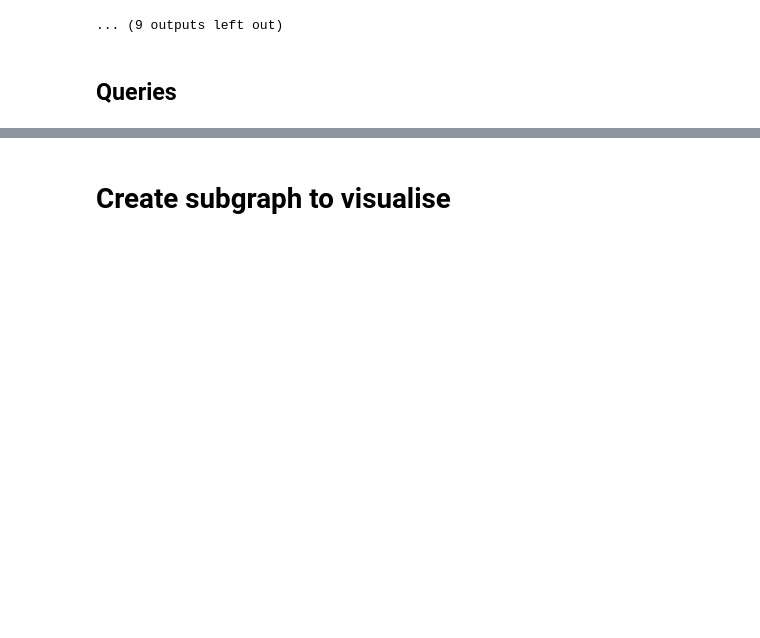
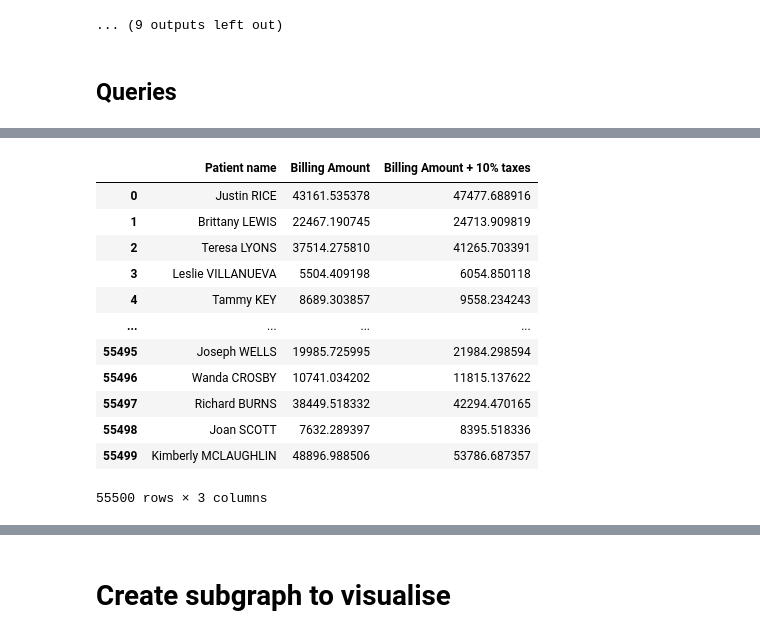
Before and after one commit to turing-db/turingdb-examples, a Jupyter notebook: examples/notebooks/public_version/healthcare_dataset.ipynb, the cells around one changed output, grey strips where cells are left out. Saved outputs shown, nothing was run; the diff lists cells and outputs as text; code cells hidden in the pictures; blank space fills up the shorter version.

Commit message:
Add expression evaluation query example in healthcare notebook

```diff
--- a/examples/notebooks/public_version/healthcare_dataset.ipynb
+++ b/examples/notebooks/public_version/healthcare_dataset.ipynb
@@ -766,0 +785,28 @@ Wall time: 19.7 ms
+# %%
+%%time
+
+# Average billing with 10% tax estimate
+command = """
+MATCH (n:Patient)
+RETURN n.displayName, n.`Billing Amount`, n.`Billing Amount` * 1.1
+"""
+df = client.query(command)
+if df.empty:
+    print("No result found")
+else:
+    df.columns = ["Patient name", "Billing Amount", "Billing Amount + 10% taxes"]
+    display(df)
+# %% [output]
+|  | Patient name | Billing Amount | Billing Amount + 10% taxes |
+| 0 | Justin RICE | 43161.535378 | 47477.688916 |
+| 1 | Brittany LEWIS | 22467.190745 | 24713.909819 |
+| 2 | Teresa LYONS | 37514.275810 | 41265.703391 |
+| 3 | Leslie VILLANUEVA | 5504.409198 | 6054.850118 |
+| 4 | Tammy KEY | 8689.303857 | 9558.234243 |
+| ... | ... | ... | ... |
+| 55495 | Joseph WELLS | 19985.725995 | 21984.298594 |
+| 55496 | Wanda CROSBY | 10741.034202 | 11815.137622 |
+| 55497 | Richard BURNS | 38449.518332 | 42294.470165 |
+| 55498 | Joan SCOTT | 7632.289397 | 8395.518336 |
+| 55499 | Kimberly MCLAUGHLIN | 48896.988506 | 53786.687357 |
+55500 rows × 3 columns
```
Also changed, not shown: parts of 30 cells of this notebook.
